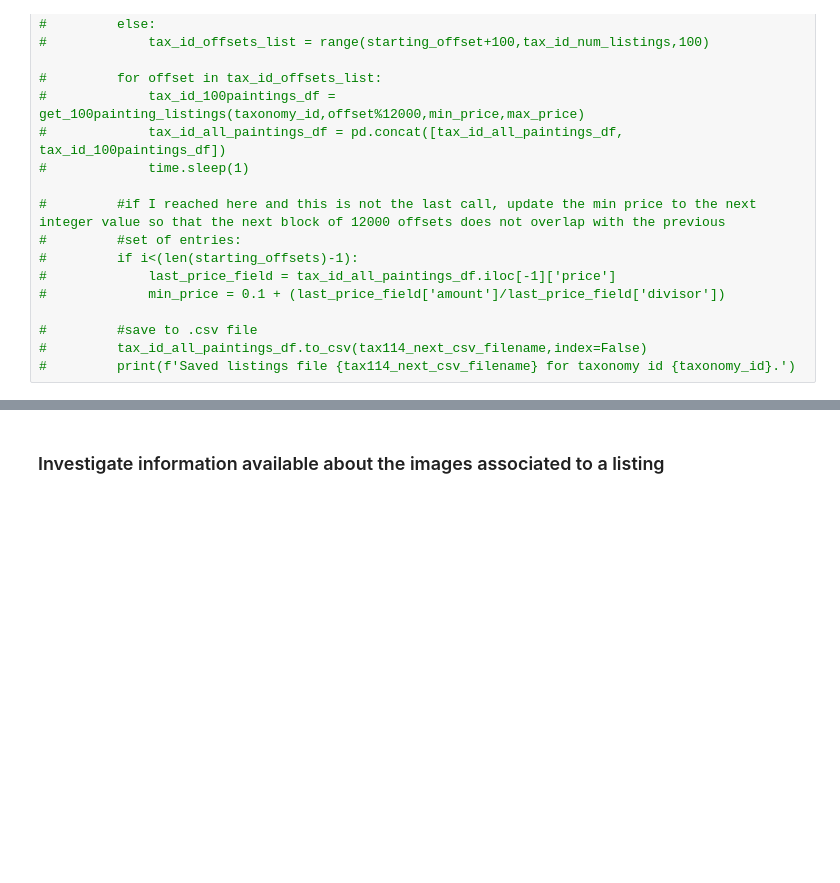
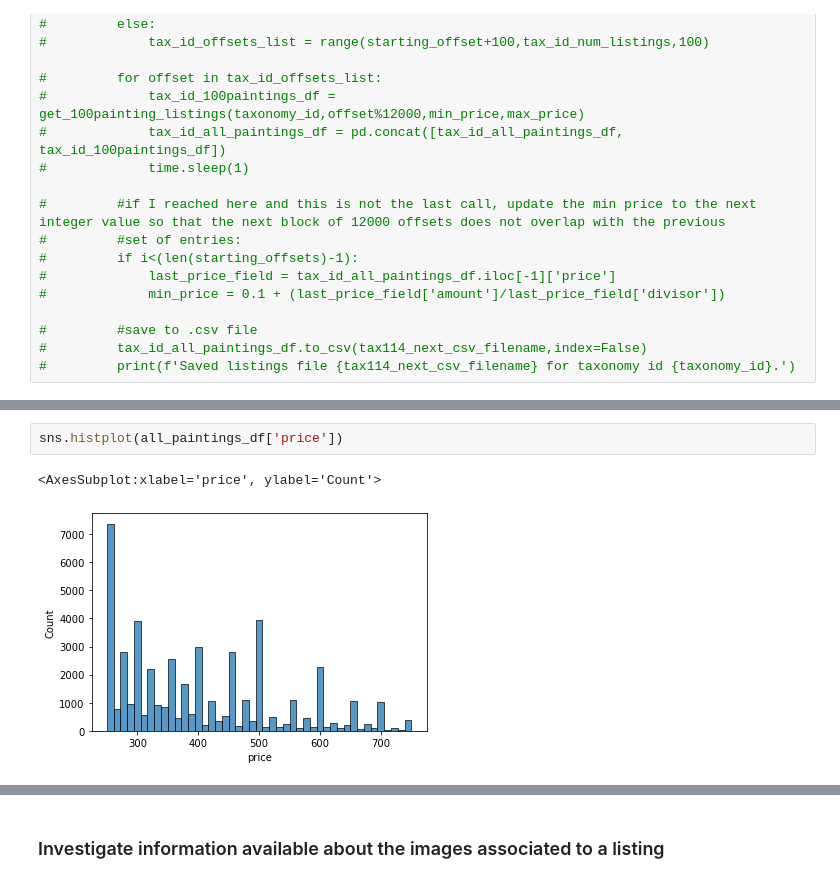
Before and after one commit to mischiatim/paintora, a Jupyter notebook: paintora_app_local_data_downloading.ipynb, the cells around one changed output, grey strips where cells are left out. Drawn from its saved outputs; the diff is of its cells as text; blank space fills up the shorter version.

```diff
--- a/paintora_app_local_data_downloading.ipynb
+++ b/paintora_app_local_data_downloading.ipynb
@@ -654,0 +1504,5 @@ Name: price, Length: 8100, dtype: object
+# %%
+sns.histplot(all_paintings_df['price'])
+# %% [output]
+<AxesSubplot:xlabel='price', ylabel='Count'>
+[figure, added]
```
Also changed, not shown: parts of 120 cells of this notebook.
